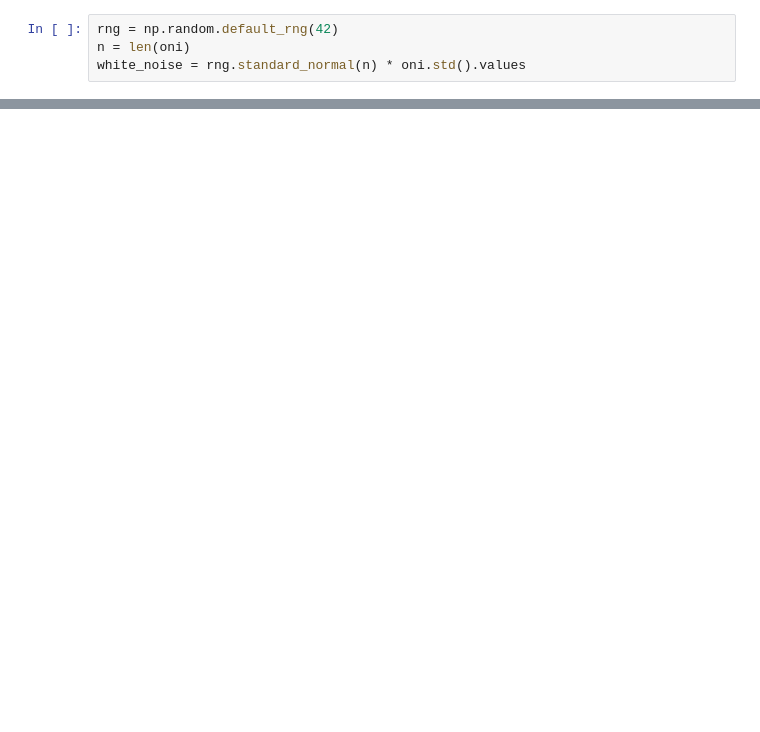
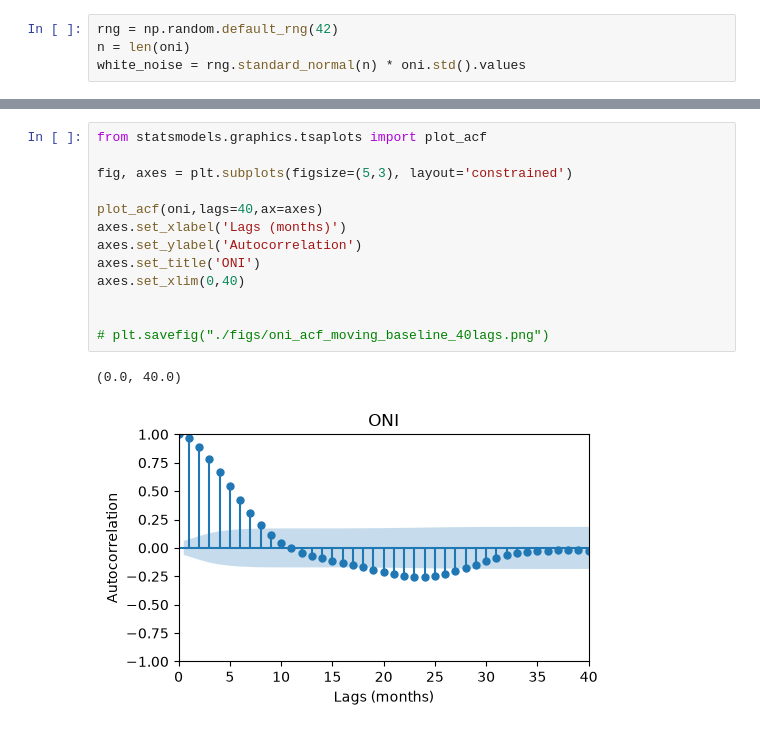
Before and after one commit to gthway/predictions-course, a Jupyter notebook: project.ipynb, the cells around one changed output, grey strips where cells are left out. Drawn from its saved outputs; the diff is of its cells as text; blank space fills up the shorter version.

```diff
--- a/project.ipynb
+++ b/project.ipynb
@@ -127 +129,17 @@ ax2.set_xlim(0,40)
 [figure]
+# %%
+from statsmodels.graphics.tsaplots import plot_acf
+
+fig, axes = plt.subplots(figsize=(5,3), layout='constrained')
+
+plot_acf(oni,lags=40,ax=axes)
+axes.set_xlabel('Lags (months)')
+axes.set_ylabel('Autocorrelation')
+axes.set_title('ONI')
+axes.set_xlim(0,40)
+
+
+# plt.savefig("./figs/oni_acf_moving_baseline_40lags.png")
+# %% [output]
+(0.0, 40.0)
+[figure, added]
```
Also changed, not shown: parts of 5 cells of this notebook.
